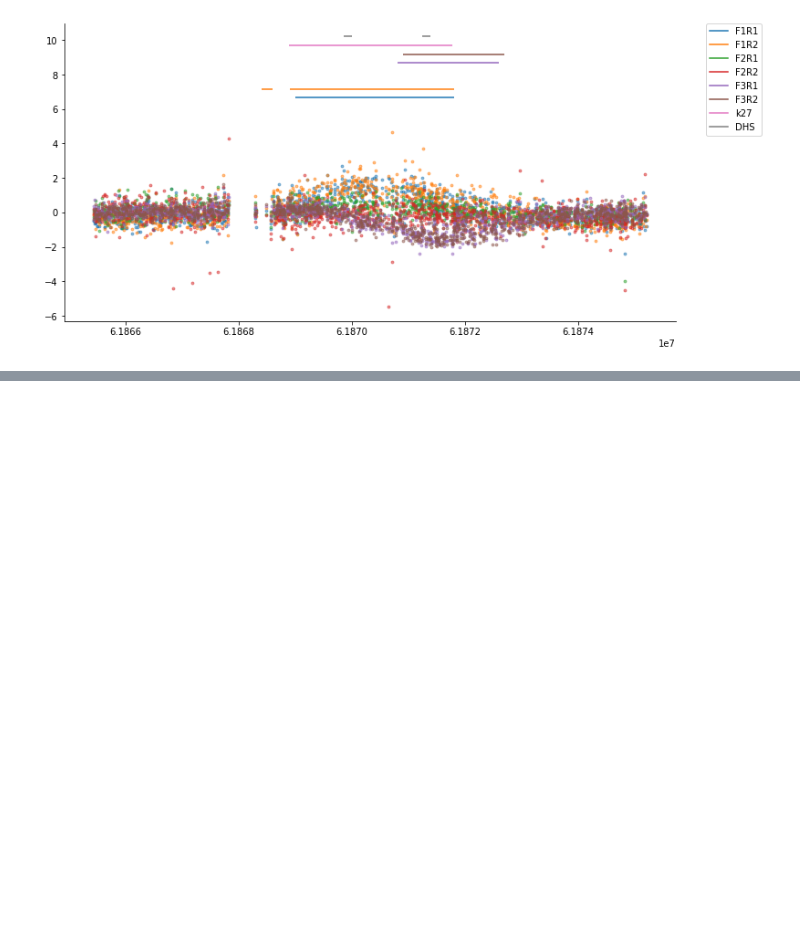
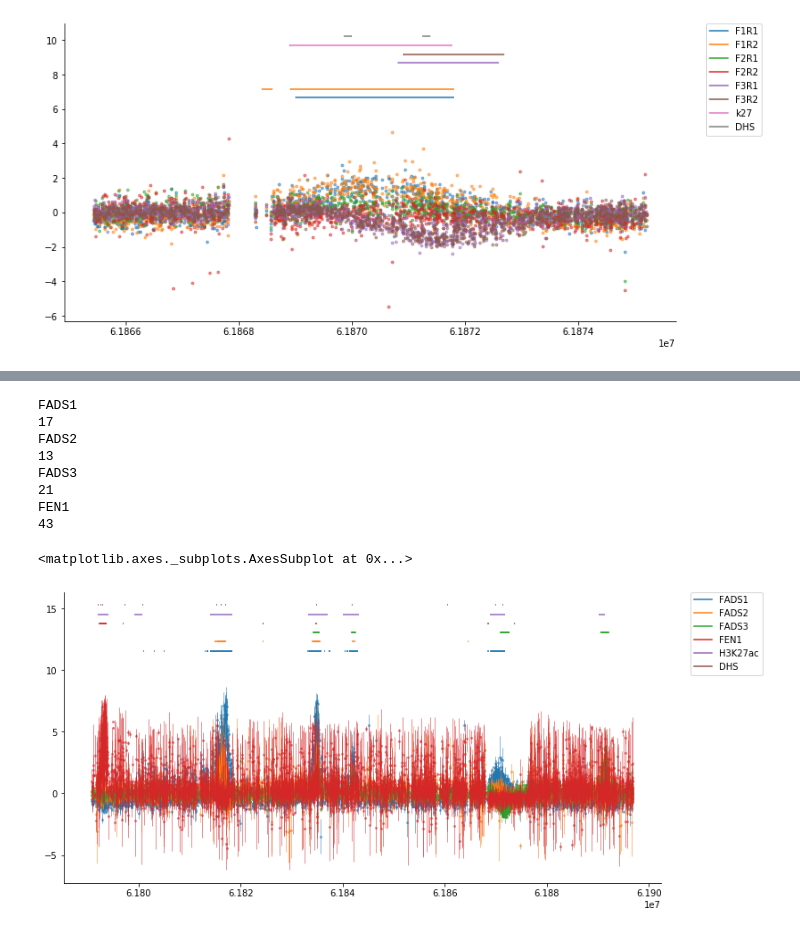
Before and after one commit to sjgosai/casa, a Jupyter notebook: analysis/FADS_locus.ipynb, the cells around one changed output, grey strips where cells are left out. Cells and saved outputs as stored; diff of their text form; code cells hidden in the pictures; blank space fills up the shorter version.

```diff
--- a/analysis/FADS_locus.ipynb
+++ b/analysis/FADS_locus.ipynb
@@ -148,0 +294,14 @@ plot_hff_cutsites(np.array([[61865430,61875290]]),
+# %%
+plot_combined_cutsites(np.array([[61790805,61896817]]),
+                  data, test_peaks, plot_ids=['F1R1','F1R2','F2R1','F2R2','F3R1','F3R2','FnR1','FnR2','k27','DHS'])
+# %% [output]
+FADS1
+17
+FADS2
+13
+FADS3
+21
+FEN1
+43
+<matplotlib.axes._subplots.AxesSubplot at 0x...>
+[figure, added]
```
Also changed, not shown: parts of 13 cells of this notebook.
